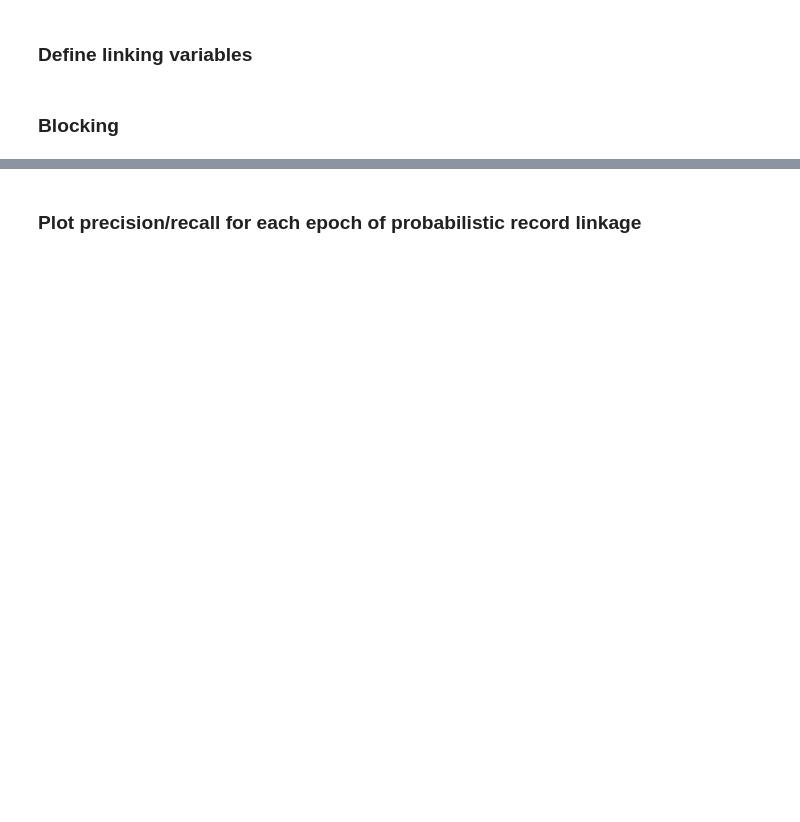
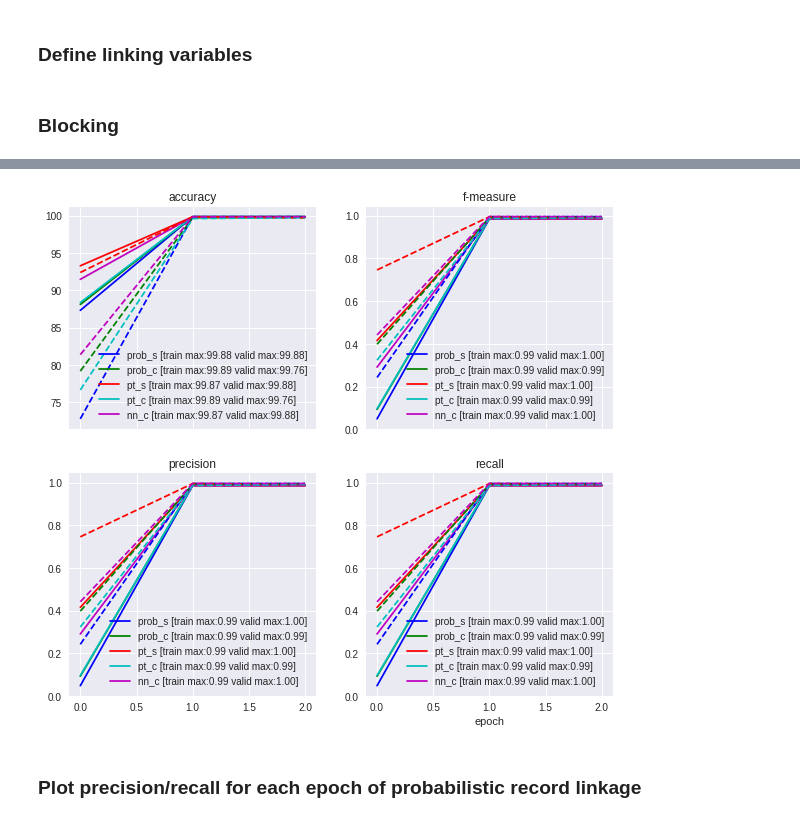
Before and after one commit to meccaLeccaHi/record_linkage, a Jupyter notebook: prob_linkage_newborn.ipynb, the cells around one changed output, grey strips where cells are left out. Cells and saved outputs as stored; diff of their text form; code cells hidden in the pictures; blank space fills up the shorter version.

```diff
--- a/prob_linkage_newborn.ipynb
+++ b/prob_linkage_newborn.ipynb
@@ -313,3 +369,49 @@ Epoch #3, blockA: 20 records, blockB: 20 records
+# %%
+import matplotlib
+matplotlib.style.use('seaborn')
+
+def plot_classifiers(ax,train_list,val_list,title,xlabel):
+
+    M_tr = np.array(train_list).T
+    M_val = np.array(val_list).T
+    for i in range(M_tr.shape[1]):
+        ax.plot(range(M_tr.shape[0]), M_tr[:,i],'-',color=color_list[i],
+                 label=classifier_names[i] + ' [train max:' + str('%.2f' % np.max(M_tr[:,i])) +
+                 ' valid max:' + str('%.2f' % np.max(M_val[:,i])) + ']')
+
+    for i in range(M_val.shape[1]):
+        ax.plot(range(M_val.shape[0]), M_val[:,i],'--',color=color_list[i])
+
+    #ax.set(aspect='equal')
+    ax.legend(loc='lower right')
+    ax.set_xlabel(xlabel)
+    ax.set_title(title)
+
+ncol = 2; nrow = 2
+fig, ((ax1, ax2), (ax3, ax4)) = plt.subplots(nrow,ncol, sharex='col') # , sharey='row'
+
+plot_train_list = [o.train_accuracy_list for o in classifiers]
+plot_val_list = [o.val_accuracy_list for o in classifiers]
+color_list = ['b','g','r','c','m'][slice(len(classifiers))]
+plot_classifiers(ax1,plot_train_list,plot_val_list,'accuracy','')
+
+plot_train_list = [o.train_fscore_list for o in classifiers]
+plot_val_list = [o.val_fscore_list for o in classifiers]
+plot_classifiers(ax2,plot_train_list,plot_val_list,'f-measure','')
+
+plot_train_list = [o.train_precision_list for o in classifiers]
+plot_val_list = [o.val_precision_list for o in classifiers]
+plot_classifiers(ax3,plot_train_list,plot_val_list,'precision','')
+
+plot_train_list = [o.train_recall_list for o in classifiers]
+plot_val_list = [o.val_recall_list for o in classifiers]
+plot_classifiers(ax4,plot_train_list,plot_val_list,'recall','epoch')
+
+fig.set_size_inches(4.875*ncol,4.5*nrow)
+plt.show()
+fig.savefig('classifier_val_scores.png', bbox_inches='tight')
+# %% [output]
+[figure, added]
 # %% [markdown]
 ### Plot precision/recall for each epoch of probabilistic record linkage
 # %%
```
Also changed, not shown: parts of 10 cells of this notebook, 1 other file.
